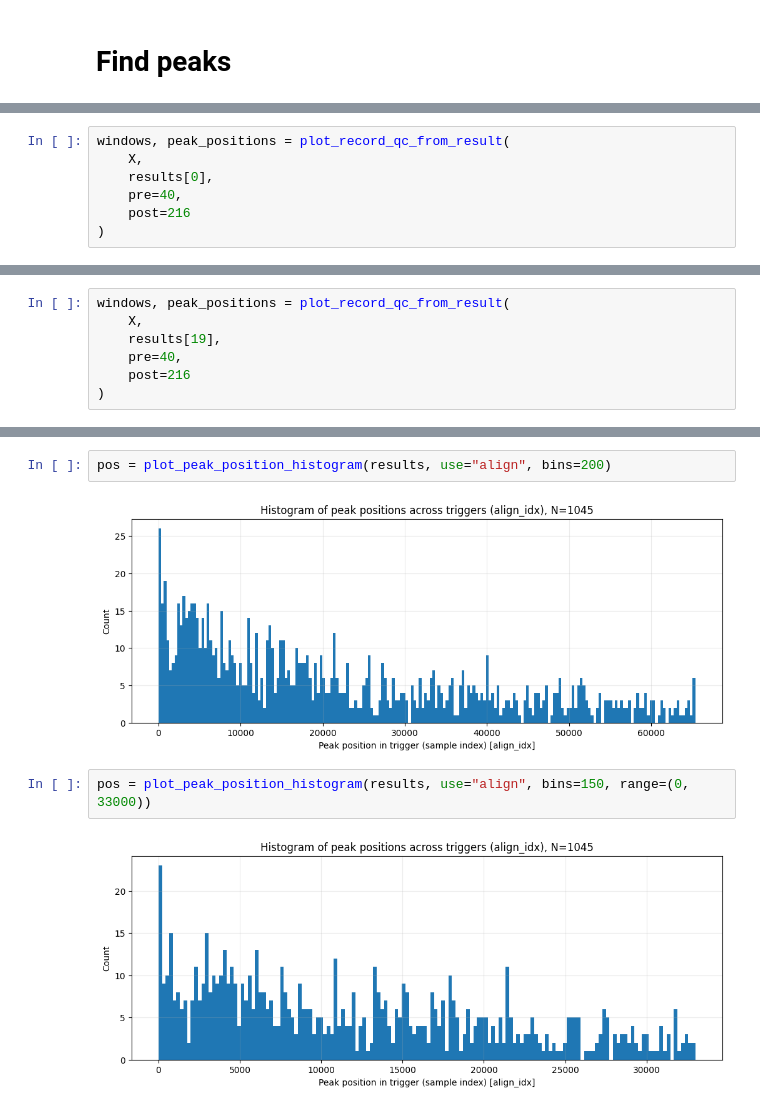
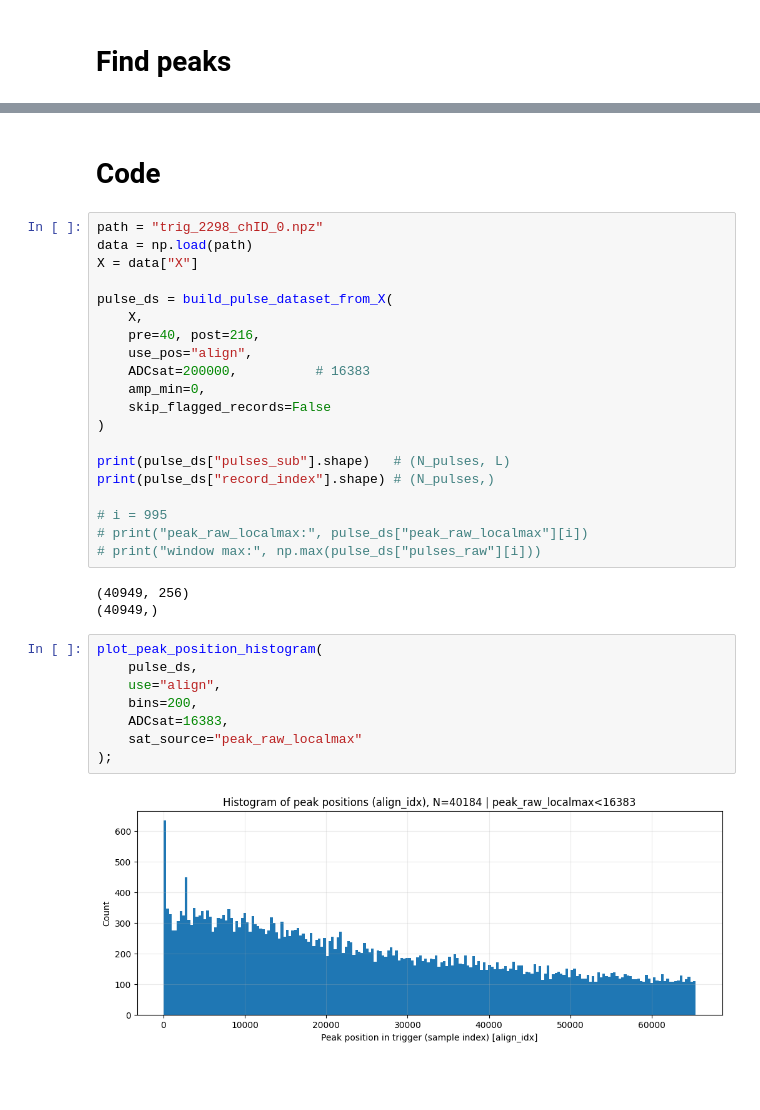
Before and after one commit to eberthol/PSD_GMVAE_Coldbox, a Jupyter notebook: data_eng/Peak_Selection.ipynb, the cells around one changed output, grey strips where cells are left out. Cells and saved outputs as stored; diff of their text form; blank space fills up the shorter version.

```diff
--- a/data_eng/Peak_Selection.ipynb
+++ b/data_eng/Peak_Selection.ipynb
@@ -588,7 +17,0 @@ list of entries where the alignment failed:
-# %%
-windows, peak_positions = plot_record_qc_from_result(
-    X,
-    results[0],
-    pre=40,
-    post=216
-)
@@ -597,7 +17,0 @@ windows, peak_positions = plot_record_qc_from_result(
-# %%
-windows, peak_positions = plot_record_qc_from_result(
-    X,
-    results[19],
-    pre=40,
-    post=216
-)
@@ -634,8 +635,35 @@ wins, meta = plot_pulses_across_triggers(
+# %% [markdown]
+# Code
+# %%
+path = "trig_2298_chID_0.npz"
+data = np.load(path)
+X = data["X"]
+
+pulse_ds = build_pulse_dataset_from_X(
+    X,
+    pre=40, post=216,
+    use_pos="align",
+    ADCsat=200000,          # 16383
+    amp_min=0,
+    skip_flagged_records=False
+)
+
+print(pulse_ds["pulses_sub"].shape)   # (N_pulses, L)
+print(pulse_ds["record_index"].shape) # (N_pulses,)
+
+# i = 995
+# print("peak_raw_localmax:", pulse_ds["peak_raw_localmax"][i])
+# print("window max:", np.max(pulse_ds["pulses_raw"][i]))
+# %% [output]
+(40949, 256)
+(40949,)
 # %%
-pos = plot_peak_position_histogram(results, use="align", bins=200)
+plot_peak_position_histogram(
+    pulse_ds,
+    use="align",
+    bins=200,
+    ADCsat=16383,
+    sat_source="peak_raw_localmax"
+);
 # %% [output]
-[figure, old version]
+[figure, new version]
-# %%
-pos = plot_peak_position_histogram(results, use="align", bins=150, range=(0, 33000))
-# %% [output]
-[figure, removed]
```
Also changed, not shown: parts of 17 cells of this notebook.
